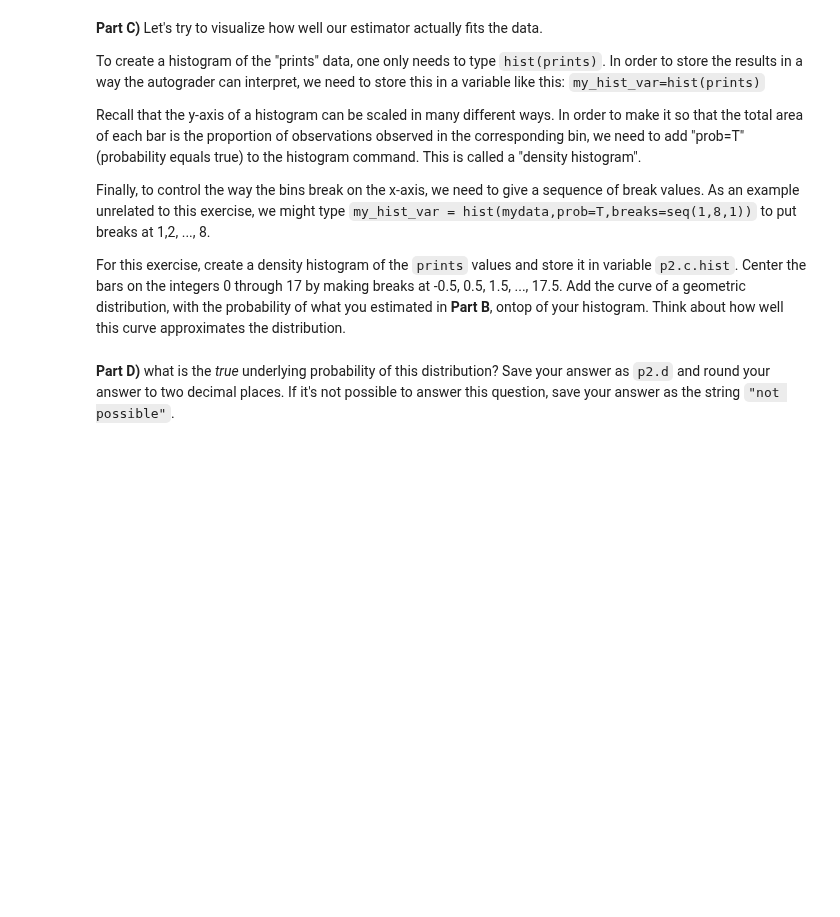
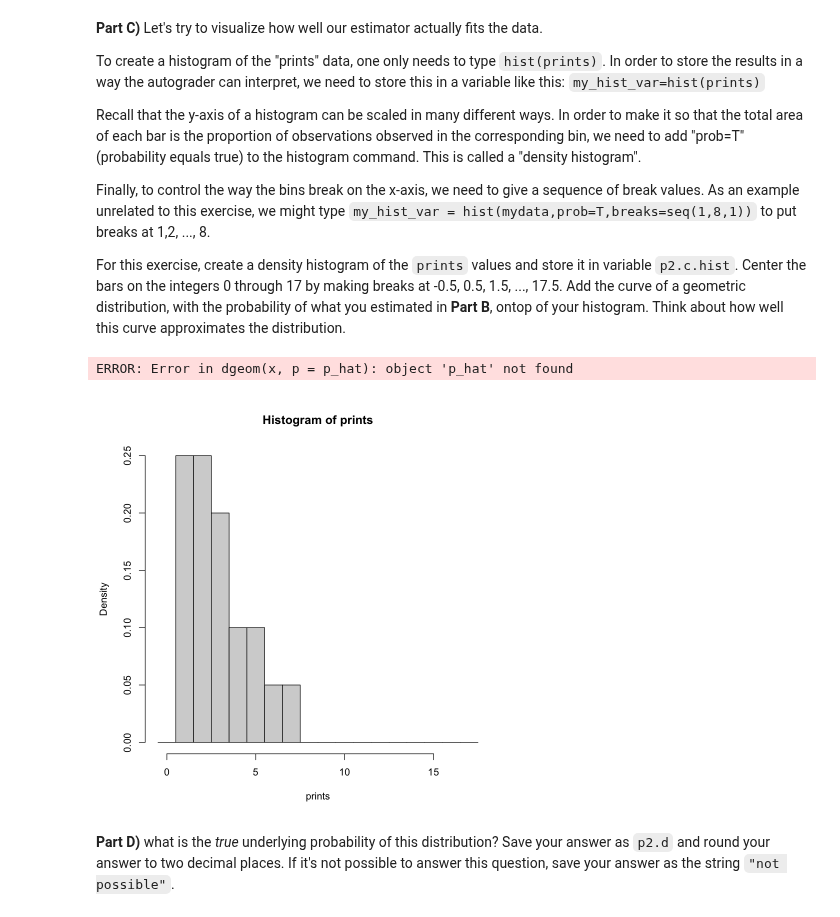
Before and after one commit to RyanJTalbot/MSDS, a Jupyter notebook: Pathway - Specialization/Data Science Foundations - Statistical Inference Specialization /Statistical Inference for Estimation in Data Science /wk1/Assignment/A_M1_1/M1_autograded.ipynb, the cells around one changed output. Drawn from its saved outputs; the diff is of its cells as text; code cells hidden in the pictures; blank space fills up the shorter version.

Commit message:
Update labs for prob course

```diff
--- a/Pathway - Specialization/Data Science Foundations - Statistical Inference Specialization /Statistical Inference for Estimation in Data Science /wk1/Assignment/A_M1_1/M1_autograded.ipynb
+++ b/Pathway - Specialization/Data Science Foundations - Statistical Inference Specialization /Statistical Inference for Estimation in Data Science /wk1/Assignment/A_M1_1/M1_autograded.ipynb
@@ -100,10 +100,17 @@ In order to make it so that the total area of each bar is the proportion of obse
 Finally, to control the way the bins break on the x-axis, we need to give a sequence of break values. As an example unrelated to this exercise, we might type <code>my_hist_var = hist(mydata,prob=T,breaks=seq(1,8,1))</code> to put breaks at 1,2, ..., 8.
 
 For this exercise,  create a density histogram of the `prints` values and store it in variable `p2.c.hist`. Center the bars on the integers 0 through 17 by making breaks at -0.5, 0.5, 1.5, ..., 17.5. Add the curve of a geometric distribution, with the probability of what you estimated in **Part B**, ontop of your histogram. Think about how well this curve approximates the distribution.
-# %%
-p2.c.hist = NA
-
-# your code here
+# %%
+# p2.c.hist = NA
+
+# your code here
+prints <- c(3, 5, 1, 2, 7, 1, 4, 2, 6, 3, 1, 3, 2, 5, 2, 1, 1, 4, 3, 2)
+
+p2.c.hist <- hist(prints, prob = TRUE, breaks = seq(-0.5, 17.5, 1))
+curve(dgeom(x, p = p_hat), add = TRUE)
+# %% [output]
+ERROR: Error in dgeom(x, p = p_hat): object 'p_hat' not found
+[figure, added]
 # %%
 # Hidden Test Cell
 # %% [markdown]
```
Also changed, not shown: 3 other files.
